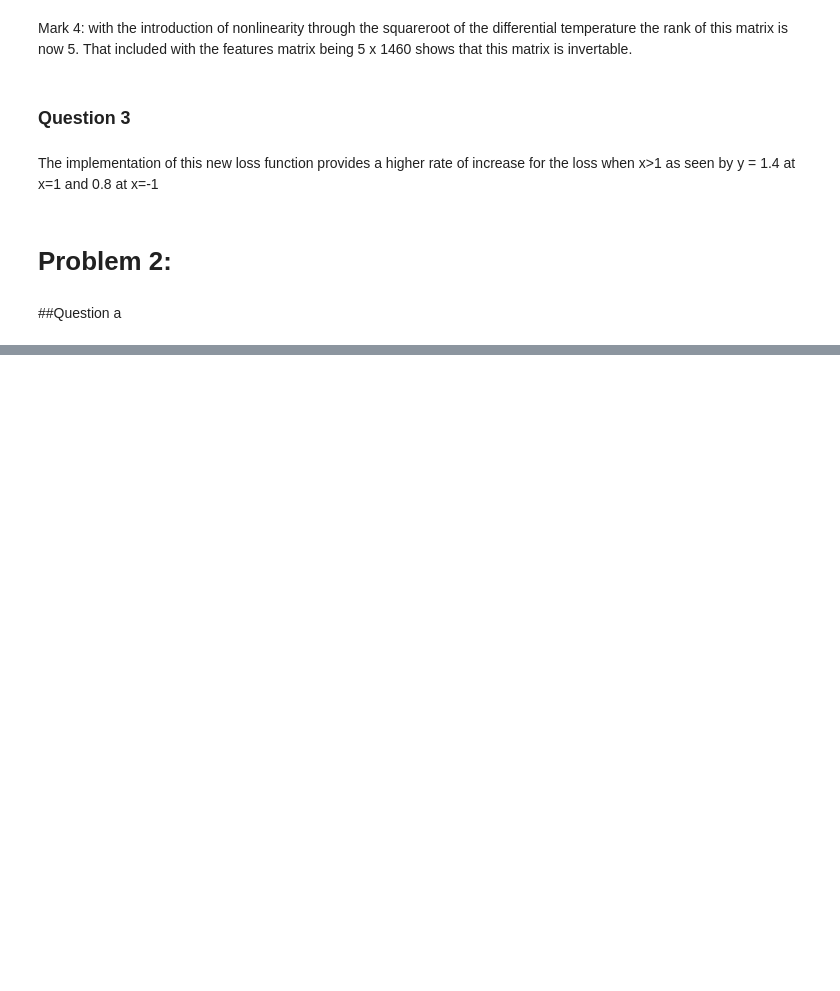
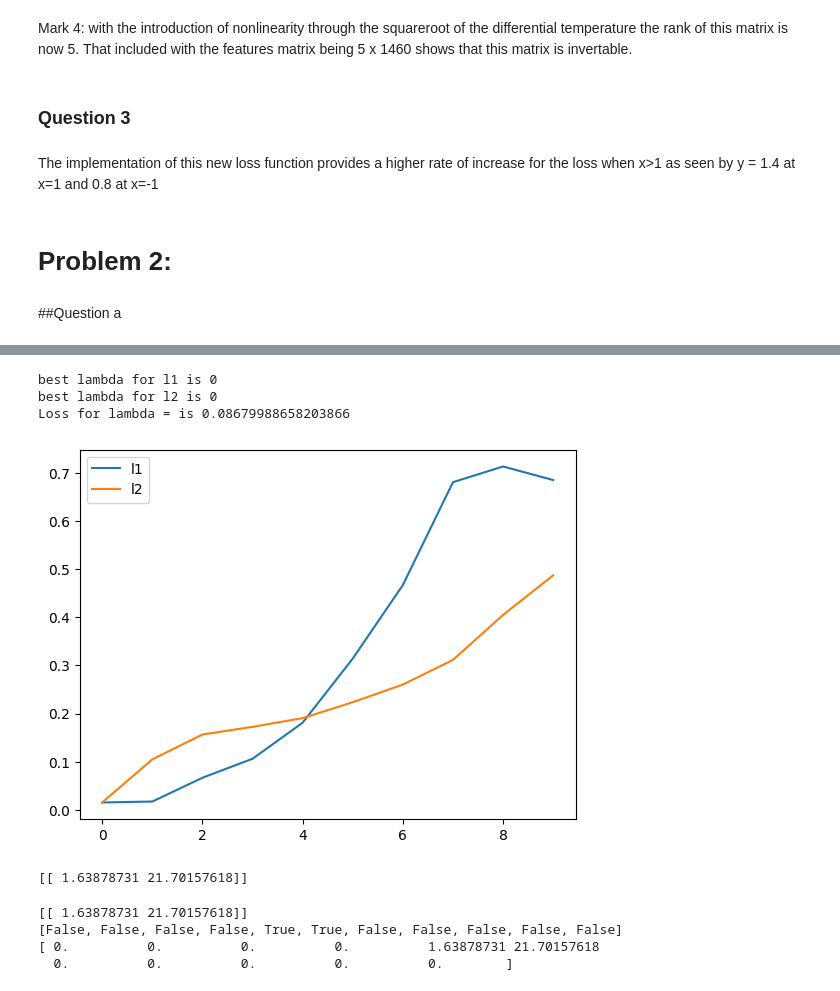
Before and after one commit to ShyEagle21/Practice, a Jupyter notebook: ML_C1_PSET1.ipynb, the cells around one changed output, grey strips where cells are left out. Saved outputs shown, nothing was run; the diff lists cells and outputs as text; code cells hidden in the pictures; blank space fills up the shorter version.

```diff
--- a/ML_C1_PSET1.ipynb
+++ b/ML_C1_PSET1.ipynb
@@ -272,6 +272,16 @@ y = y.to_numpy()
 X = (X - X.mean(axis=0)) / X.std(axis=0)
 #add column of ones at front of x for theta0
 X = np.column_stack((np.ones(X.shape[0]), X))
+
+X_test = data_test.iloc[:, 3:-1]
+y_test = data_test.iloc[:, -1]
+X_test = X_test.to_numpy()
+
+y_test = y_test.to_numpy()
+#standardize X
+X_test = (X_test - X_test.mean(axis=0)) / X_test.std(axis=0)
+#add column of ones at front of x for theta0
+X_test = np.column_stack((np.ones(X_test.shape[0]), X_test))
 # %%
 #create sigmoid function
 def sigmoid(z):
@@ -406,0 +427,19 @@ Loss for lambda = is 1.5018188912132147
+# %%
+#N = 100
+#d = 5
+
+#phis = [np.random.choice(a=[True, False], size=d) for i in range(3)]
+# make sure at least one feature from each feature mask is selected
+#for phi in phis:
+ #   phi[0] = True
+
+phis = [[True,True,True,True,True,True,True,True,True, True,True]]
+penalty = ['l1', 'l2']
+lmbds = [0, 0.1, 0.5, 1, 2, 5, 10, 20, 50, 100]
+best_lmbd, best_phi, best_theta, test_loss = train_and_eval_model(X, y, X_test, y_test, lmbds, phis, penalty)
+print(f'Loss for lambda = is {test_loss}')
+# %% [output]
+best lambda for l1 is 0
+best lambda for l2 is 0
+Loss for lambda = is 0.08679988658203866
+[figure, added]
@@ -406,0 +462,20 @@ Loss for lambda = is 1.5018188912132147
+# %%
+print(best_theta.coef_)
+# %% [output]
+[[ 1.63878731 21.70157618]]
+# %%
+print(best_theta.coef_)
+print(best_phi)
+coefficient_acc = np.zeros(11)
+j=0
+for i in range(11):
+    if best_phi[i] == True:
+        coefficient_acc[i] = best_theta.coef_[0][j]
+        j += 1
+
+print(coefficient_acc)
+# %% [output]
+[[ 1.63878731 21.70157618]]
+[False, False, False, False, True, True, False, False, False, False, False]
+[ 0.          0.          0.          0.          1.63878731 21.70157618
+  0.          0.          0.          0.          0.        ]
```
Also changed, not shown: parts of 5 cells of this notebook.
